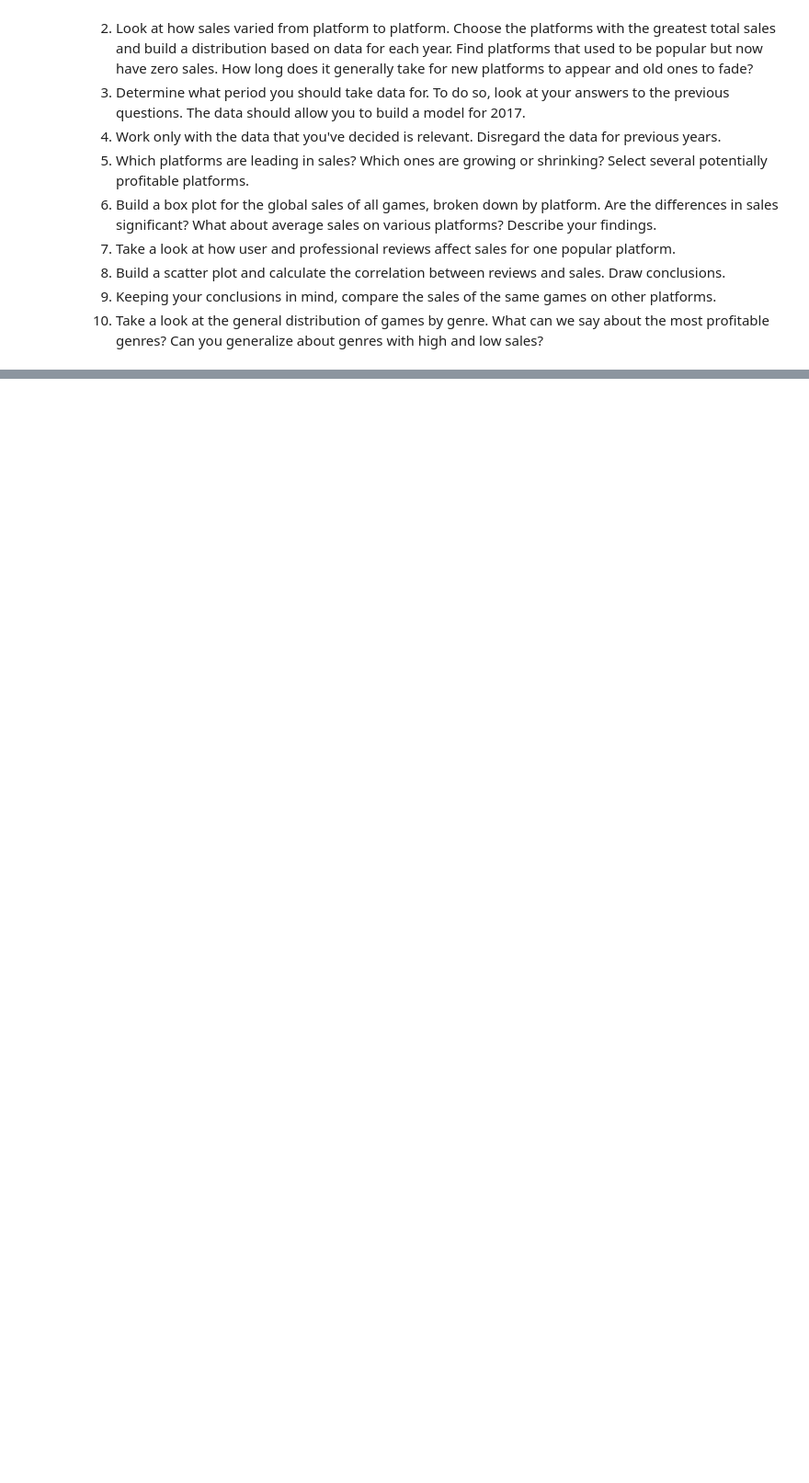
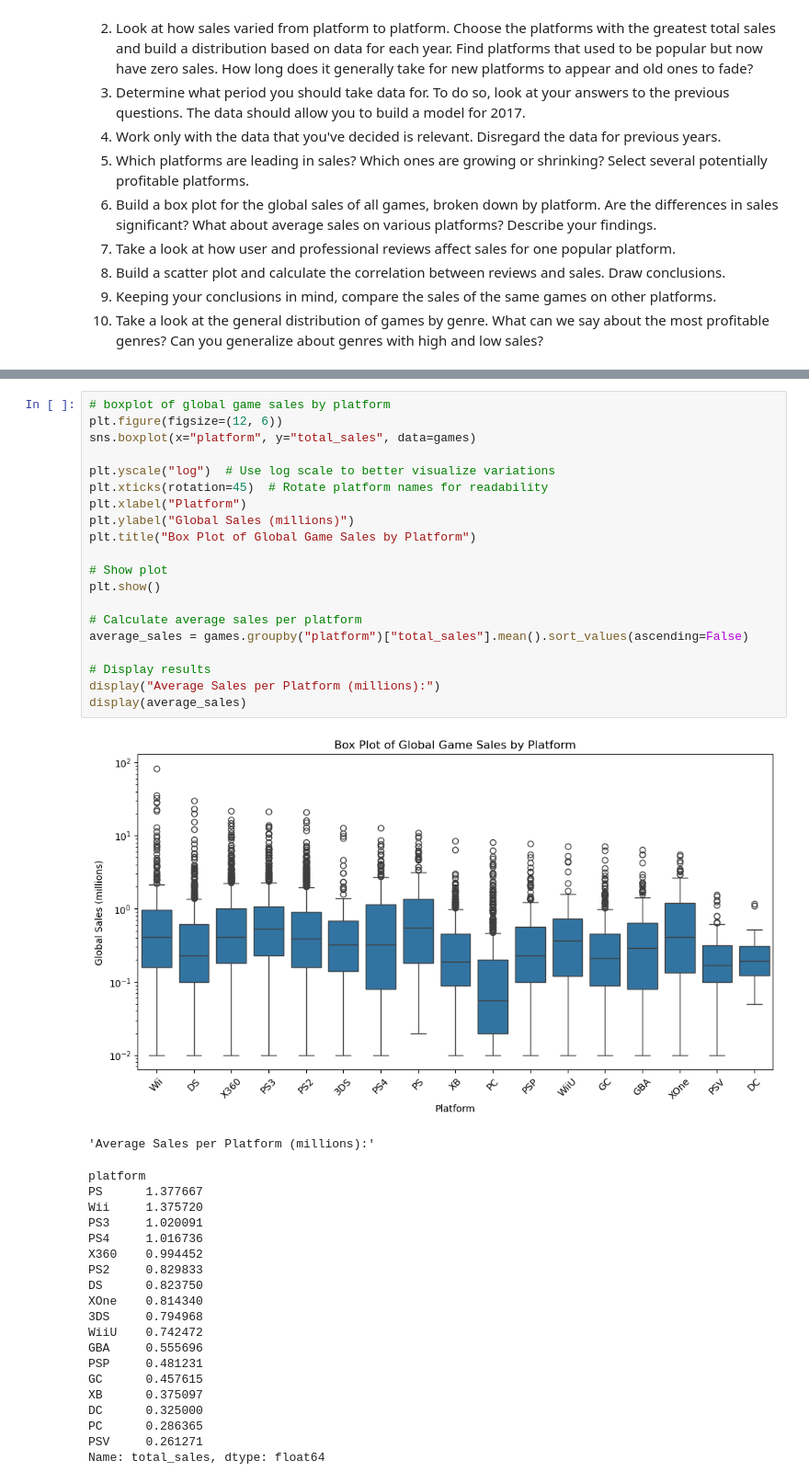
Before and after one commit to Vearanos/ICE_Game_Forcast, a Jupyter notebook: EDA.ipynb, the cells around one changed output, grey strips where cells are left out. Shown at 92% size. Drawn from its saved outputs; the diff is of its cells as text; blank space fills up the shorter version.

```diff
--- a/EDA.ipynb
+++ b/EDA.ipynb
@@ -182,0 +412,42 @@ plt.show()
+# %%
+# boxplot of global game sales by platform
+plt.figure(figsize=(12, 6))
+sns.boxplot(x="platform", y="total_sales", data=games)
+
+plt.yscale("log")  # Use log scale to better visualize variations
+plt.xticks(rotation=45)  # Rotate platform names for readability
+plt.xlabel("Platform")
+plt.ylabel("Global Sales (millions)")
+plt.title("Box Plot of Global Game Sales by Platform")
+
+# Show plot
+plt.show()
+
+# Calculate average sales per platform
+average_sales = games.groupby("platform")["total_sales"].mean().sort_values(ascending=False)
+
+# Display results
+display("Average Sales per Platform (millions):")
+display(average_sales)
+# %% [output]
+[figure, added]
+'Average Sales per Platform (millions):'
+platform
+PS      1.377667
+Wii     1.375720
+PS3     1.020091
+PS4     1.016736
+X360    0.994452
+PS2     0.829833
+DS      0.823750
+XOne    0.814340
+3DS     0.794968
+WiiU    0.742472
+GBA     0.555696
+PSP     0.481231
+GC      0.457615
+XB      0.375097
+DC      0.325000
+PC      0.286365
+PSV     0.261271
+Name: total_sales, dtype: float64
```
Also changed, not shown: parts of 23 cells of this notebook.
